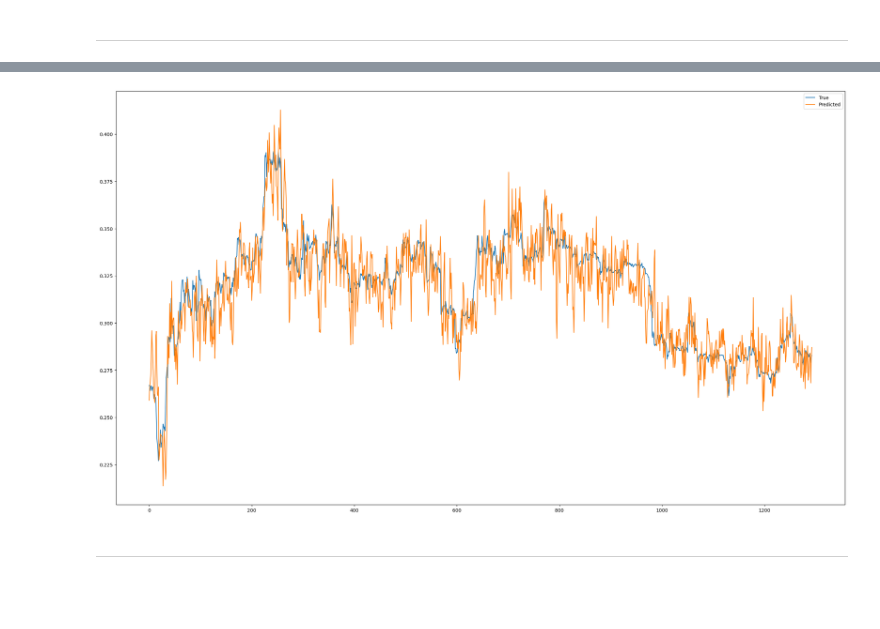
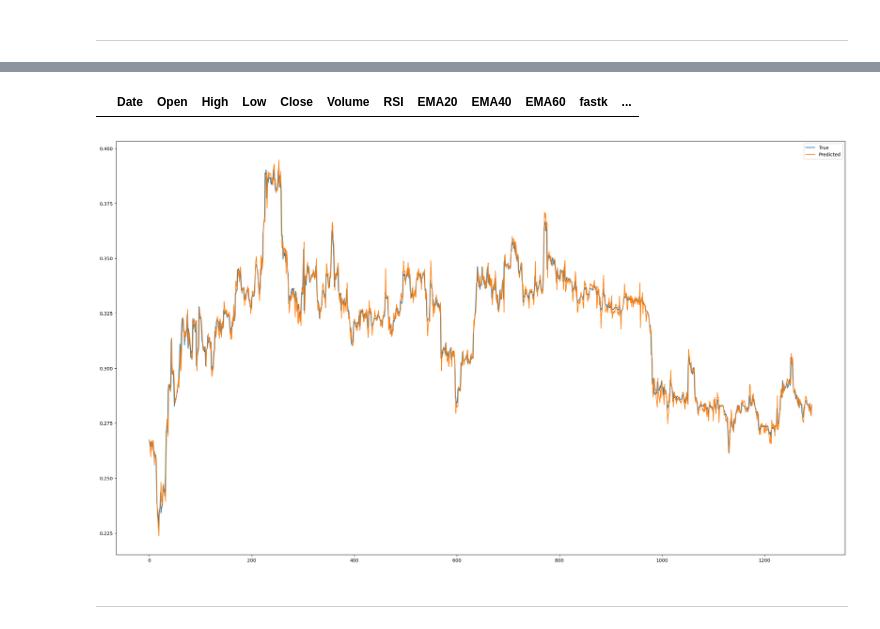
Before and after one commit to Galo0000/Proyectos-en-Python, a Jupyter notebook: Bot cryptos/Crypto/lstm.ipynb, the cells around one changed output, grey strips where cells are left out. Cells and saved outputs as stored; diff of their text form; code cells hidden in the pictures; blank space fills up the shorter version.

```diff
--- a/Bot cryptos/Crypto/lstm.ipynb
+++ b/Bot cryptos/Crypto/lstm.ipynb
@@ -287,18 +306,26 @@ Loaded checkpoint from epoch 491114
+# %%
+# Cargar datos
+df = pd.read_pickle('./Datasets/df_ETHUSDT_4h_eval.pickle')
+df.head()
+# %% [output]
+|  | Date | Open | High | Low | Close | Volume | RSI | EMA20 | EMA40 | EMA60 | fastk | ... |
+# %%
+sequences = prepare_data(df,10)
 # %%
 # Evaluación del modelo
 model.eval()
 eval_predictions = []
 with torch.no_grad():
-    eval_predictions = model(eval_sequences)
+    eval_predictions = model(sequences)
 
 # Graficar los resultados
 plt.figure(figsize=(28, 16))
 plt.plot(eval_target.cpu(), label='True')
 plt.plot(eval_predictions.cpu(), label='Predicted')
 plt.legend()
 plt.show()
 # %% [output]
-[figure, old version]
+[figure, new version]
 # %% [markdown]
 ***
 # %%
```
Also changed, not shown: parts of 10 cells of this notebook, 3 other files.
